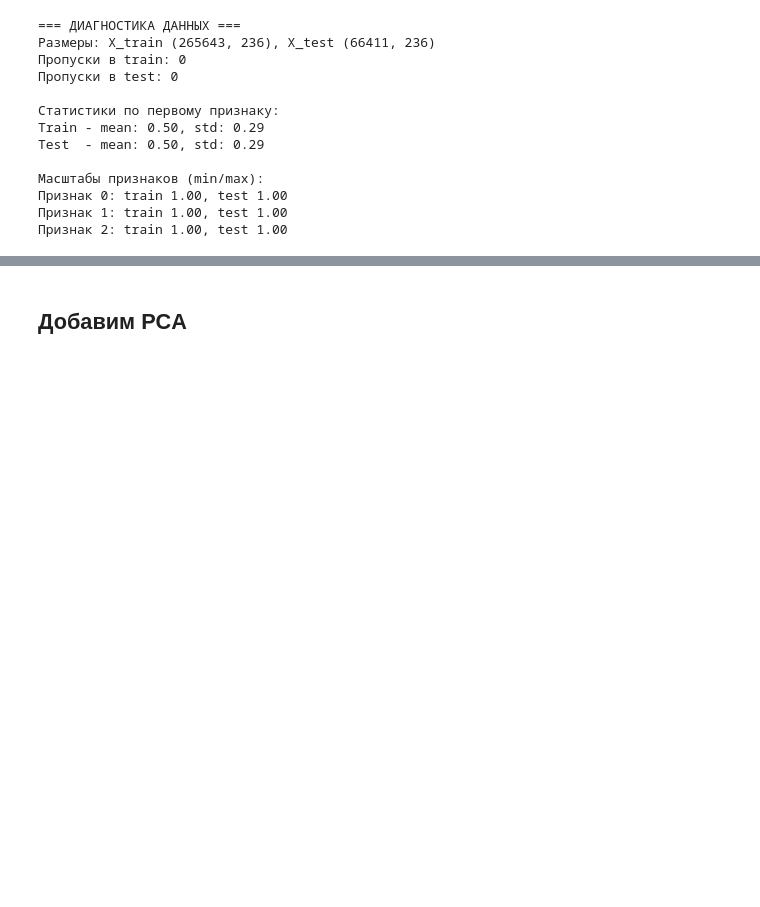
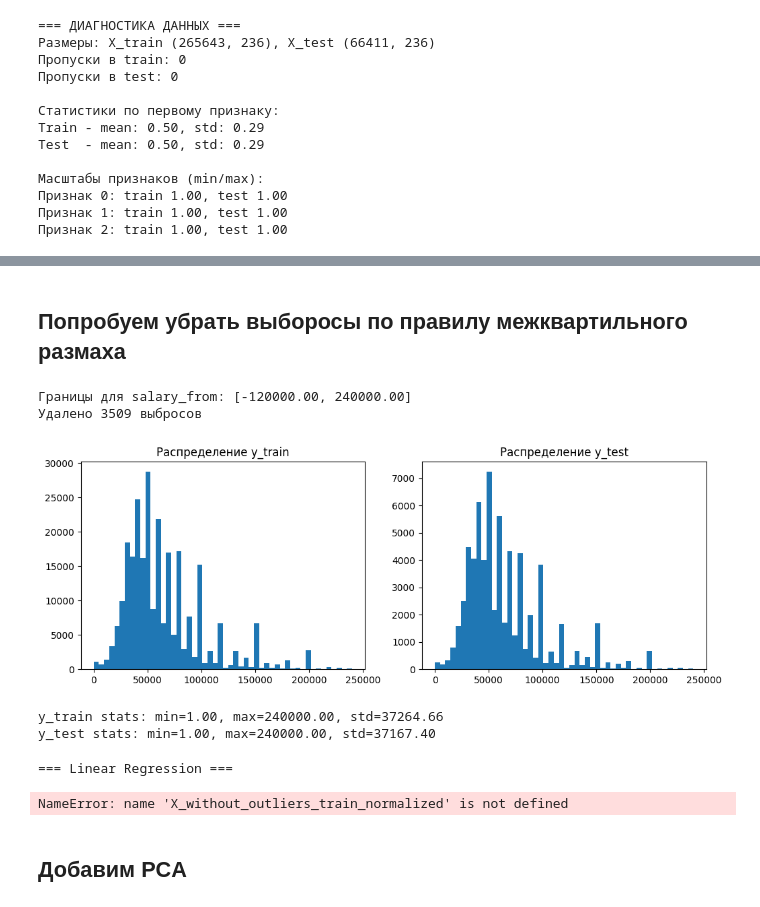
Before and after one commit to natalielo009/DS17_diploma_hh, a Jupyter notebook: DS17_diploma_simple_models.ipynb, the cells around one changed output, grey strips where cells are left out. Cells and saved outputs as stored; diff of their text form; code cells hidden in the pictures; blank space fills up the shorter version.

Commit message:
Add files via upload
В этом файле собраны "простые" модели — не нейронные сети
, обученные на данных без колонки description.

```diff
--- a/DS17_diploma_simple_models.ipynb
+++ b/DS17_diploma_simple_models.ipynb
@@ -204,0 +248,2 @@ Test R²: 0.3706
+# %% [markdown]
+## Попробуем убрать выборосы по правилу межквартильного размаха
@@ -204,0 +271,38 @@ Test R²: 0.3706
+# %%
+df_clean_iqr = remove_outliers_iqr(data_clean_filled, 'salary_from')
+# %% [output]
+Границы для salary_from: [-120000.00, 240000.00]
+Удалено 3509 выбросов
+# %%
+X_without_outliers = df_clean_iqr.loc[df_clean_iqr["salary_from"].notnull(), :].drop(
+    "salary_from", axis=1
+)
+y_without_outliers = df_clean_iqr["salary_from"][X_without_outliers.index]
+# %%
+from sklearn.model_selection import train_test_split
+
+X_train_without_outliers, X_test_without_outliers, y_train_without_outliers, y_test_without_outliers = train_test_split(X_without_outliers, y_without_outliers, test_size=0.2, random_state=1)
+# %%
+import numpy as np
+import matplotlib.pyplot as plt
+
+# Проверка выбросов в целевой переменной
+plt.figure(figsize=(12, 4))
+
+plt.subplot(1, 2, 1)
+plt.hist(y_train_without_outliers, bins=50)
+plt.title('Распределение y_train')
+
+plt.subplot(1, 2, 2)
+plt.hist(y_test_without_outliers, bins=50)
+plt.title('Распределение y_test')
+
+plt.show()
+
+# Количественная проверка
+print(f"y_train stats: min={y_train_without_outliers.min():.2f}, max={y_train_without_outliers.max():.2f}, std={y_train_without_outliers.std():.2f}")
+print(f"y_test stats: min={y_test_without_outliers.min():.2f}, max={y_test_without_outliers.max():.2f}, std={y_test_without_outliers.std():.2f}")
+# %% [output]
+[figure, added]
+y_train stats: min=1.00, max=240000.00, std=37264.66
+y_test stats: min=1.00, max=240000.00, std=37167.40
@@ -205,3 +321,35 @@ Test R²: 0.3706
+# %%
+# Создаем модели
+lr_without_outliers = LinearRegression()
+ridge_without_outliers = Ridge(alpha=1.0)    # параметр регуляризации
+lasso_without_outliers = Lasso(alpha=0.1)    # параметр регуляризации
+
+# Обучаем и оцениваем все модели
+models_without_outliers = {
+    'Linear Regression': lr_without_outliers,
+    'Ridge': ridge_without_outliers,
+    'Lasso': lasso_without_outliers
+}
+
+for name_n, model_m in models_without_outliers.items():
+    print(f"\n=== {name_n} ===")
+
+    # Обучение
+    model_m.fit(X_without_outliers_train_normalized, y_train_without_outliers_log)
+
+    # Предсказания
+    pred_train = np.expm1(model_m.predict(X_without_outliers_train_normalized))
+    pred_test = np.expm1(model_m.predict(X_without_outliers_test_normalized))
+
+
+    # Оценка
+    print(f"Train RMSE: {mean_squared_error(y_train_without_outliers, pred_train)**0.5:.2f}")
+    print(f"Test RMSE: {mean_squared_error(y_test_without_outliers, pred_test)**0.5:.2f}")
+    print(f"Train R²: {r2_score(y_train_without_outliers, pred_train):.4f}")
+    print(f"Test R²: {r2_score(y_test_without_outliers, pred_test):.4f}")
+# %% [output]
+=== Linear Regression ===
+NameError: name 'X_without_outliers_train_normalized' is not defined
 # %% [markdown]
 ## Добавим PCA
 # %%
```
Also changed, not shown: parts of 23 cells of this notebook.
